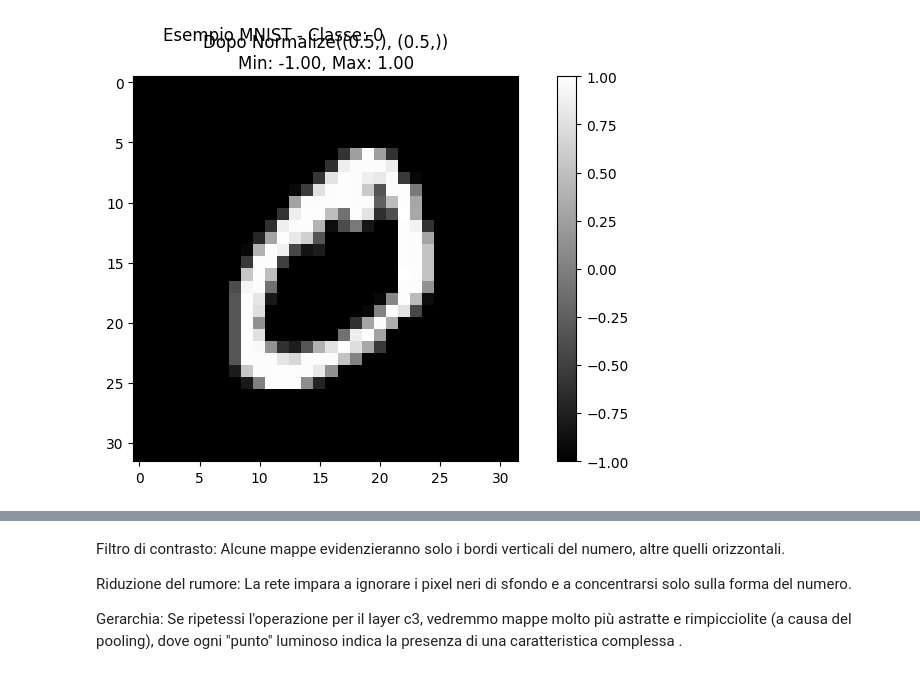
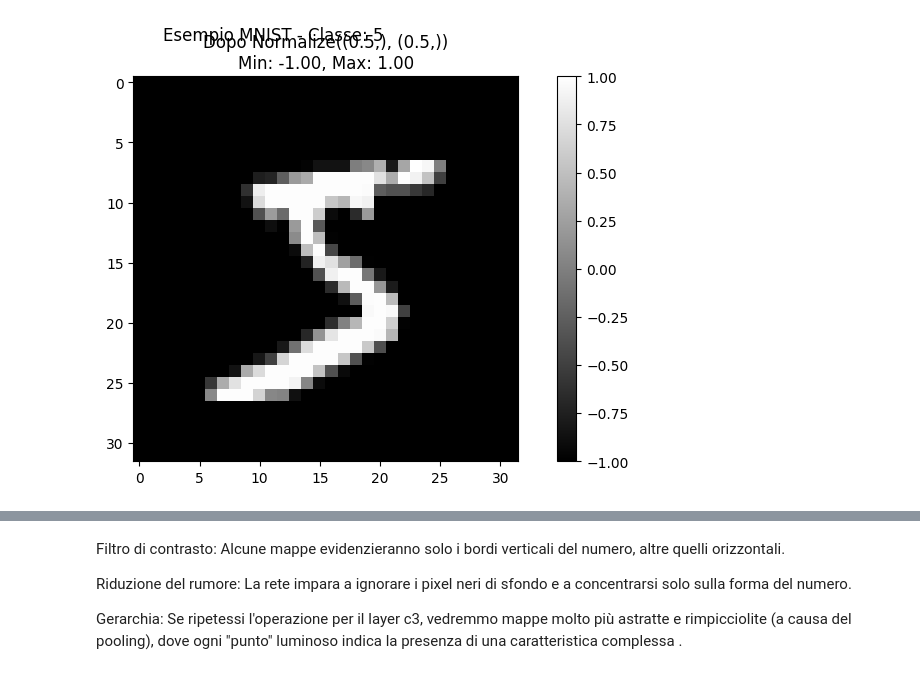
Before and after one commit to andreacds3/corso_ai, a Jupyter notebook: modulo_2_deep_learning/esercitazione_CNN.ipynb, the cells around one changed output, grey strips where cells are left out. Cells and saved outputs as stored; diff of their text form; code cells hidden in the pictures.

```diff
--- a/modulo_2_deep_learning/esercitazione_CNN.ipynb
+++ b/modulo_2_deep_learning/esercitazione_CNN.ipynb
@@ -14,35 +14,35 @@ from torch.utils.data import random_split
 transform = transforms.Compose([
     transforms.Pad(2),
     transforms.ToTensor(), # Porta le immagini da 255 valori per pixel a [0,1]
     transforms.Normalize((0.5,), (0.5,)) #Sottrae dai pixel 0.5 e divide per 0,5 per portare o valori all'intervallo [-1,1]
 ])
 
 full_train_dataset = torchvision.datasets.MNIST(root='./data', train=True, download=True, transform=transform)
 train_size = 50000
 val_size = 10000
 train_subset, val_subset = random_split(full_train_dataset, [train_size, val_size])
 
 # Creiamo i DataLoader
 train_loader = DataLoader(train_subset, batch_size=64, shuffle=True)
 val_loader = DataLoader(val_subset, batch_size=64, shuffle=False)
 
 def visualizza(idx):
     img_norm, label = full_train_dataset[idx]
 
     fig, (ax2) = plt.subplots(1, 1, figsize=(10, 5))
 
 
     # Immagine Normalizzata (-1, 1)
     im2 = ax2.imshow(img_norm.squeeze(), cmap='gray')
     ax2.set_title(f"Dopo Normalize((0.5,), (0.5,))\nMin: {img_norm.min():.2f}, Max: {img_norm.max():.2f}")
     plt.colorbar(im2, ax=ax2)
 
     plt.suptitle(f"Esempio MNIST - Classe: {label}")
     plt.show()
 
-visualizza(1)
+visualizza(0)
 # %% [output]
-[figure, old version]
+[figure, new version]
 # %%
 def check_accuracy(loader, model):
     num_correct = 0
```
Also changed, not shown: parts of 9 cells of this notebook, 3 other files.
